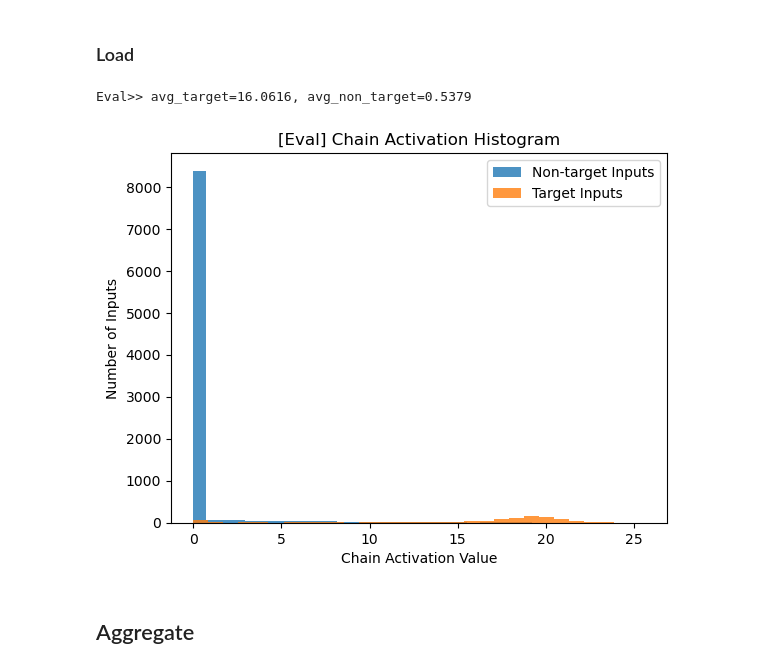
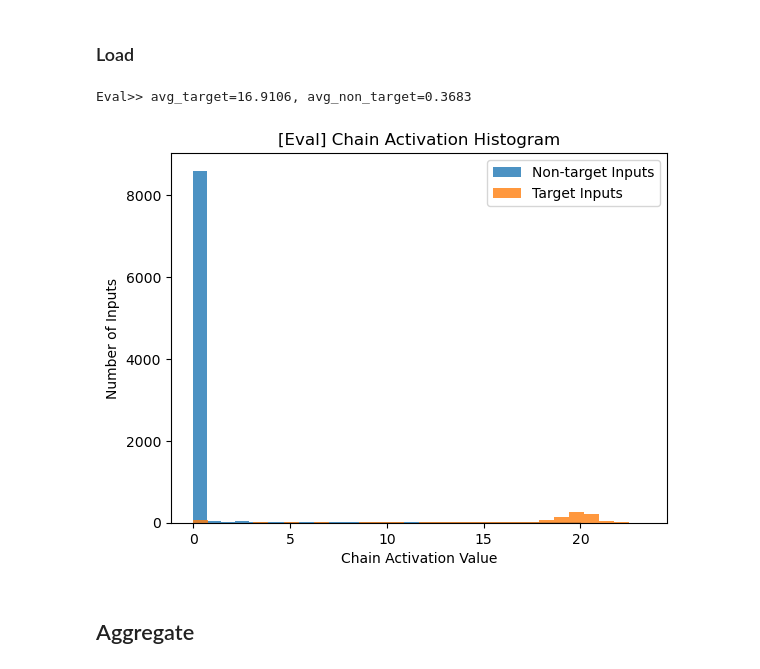
Before and after one commit to vtu81/ENDC, a Jupyter notebook: notebooks/main_mnist.ipynb, the cells around one changed output. Cells and saved outputs as stored; diff of their text form; code cells hidden in the pictures.

```diff
--- a/notebooks/main_mnist.ipynb
+++ b/notebooks/main_mnist.ipynb
@@ -256,22 +277,22 @@ Saved at ../checkpoints/MNIST/narrow_target8_nobm.ckpt
 # %% [markdown]
 ### Load
 # %%
-target = 8
+target = 3
 path = '../checkpoints/MNIST/narrow_target%d_nobm.ckpt' % target
 
 narrow_model = narrow_vgg.narrow_mnist_vgg()
 narrow_model.load_state_dict(torch.load(path))
 narrow_model = narrow_model.to(device=device)
 
 eval_chain(
     model=narrow_model,
     target=target,
     eval_loader=val_loader,
     device=device
 )
 # %% [output]
-Eval>> avg_target=16.0616, avg_non_target=0.5379
+Eval>> avg_target=16.9106, avg_non_target=0.3683
-[figure, old version]
+[figure, new version]
 # %% [markdown]
 ## Aggregate
 # %%
```
Also changed, not shown: parts of 6 cells of this notebook, 20 other files.
